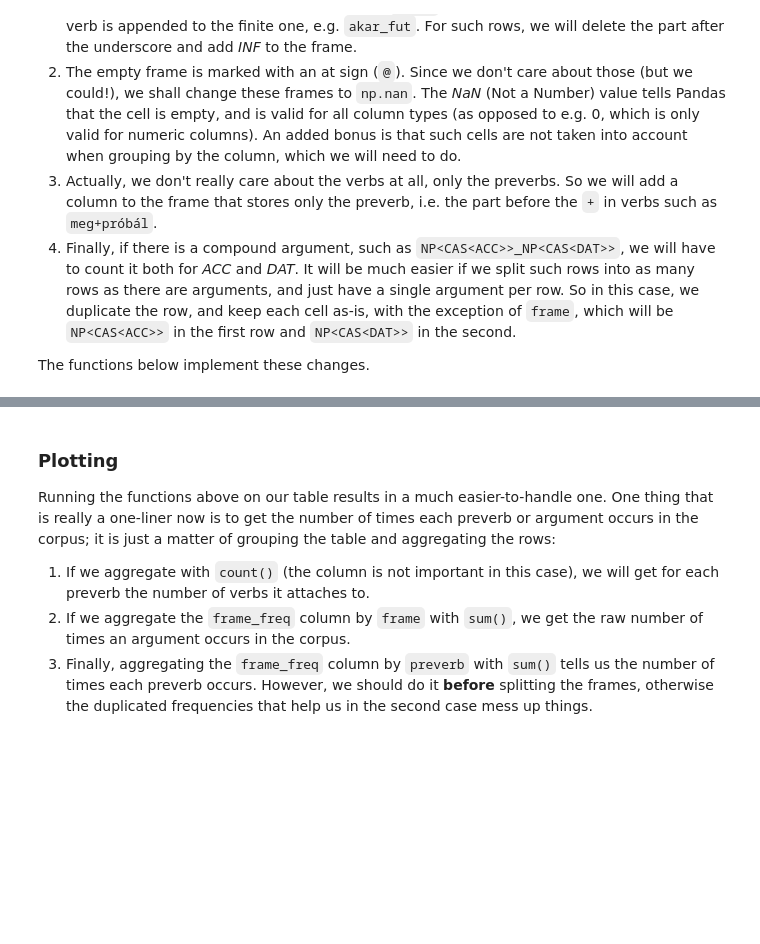
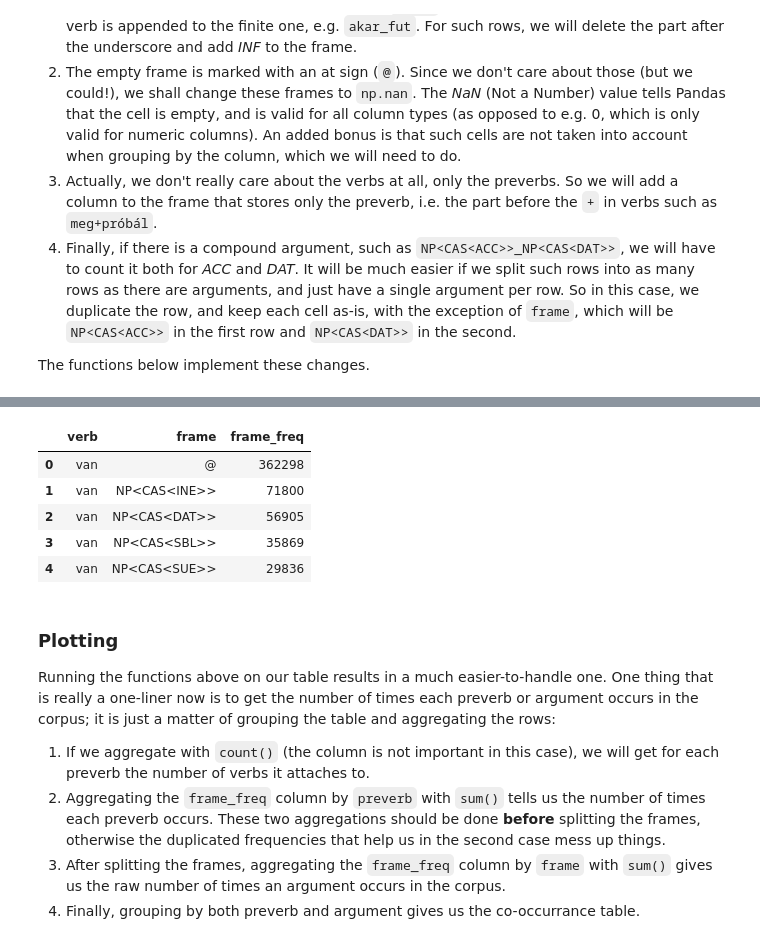
Before and after one commit to DavidNemeskey/Tade-corpus-tools, a Jupyter notebook: notebooks/significant_arguments.ipynb, the cells around one changed output, grey strips where cells are left out. Saved outputs shown, nothing was run; the diff lists cells and outputs as text; code cells hidden in the pictures; blank space fills up the shorter version.

```diff
--- a/notebooks/significant_arguments.ipynb
+++ b/notebooks/significant_arguments.ipynb
@@ -110,8 +118,20 @@ def add_preverb_column(df):
+# %%
+df.drop(['verb_freq', 'freq_ratio'], axis=1, inplace=True)
+display(df.head())
+df = add_preverb_column(normalize_frames(df)).drop('verb', axis=1)
+# %% [output]
+|  | verb | frame | frame_freq |
+| 0 | van | @ | 362298 |
+| 1 | van | NP<CAS<INE>> | 71800 |
+| 2 | van | NP<CAS<DAT>> | 56905 |
+| 3 | van | NP<CAS<SBL>> | 35869 |
+| 4 | van | NP<CAS<SUE>> | 29836 |
 # %% [markdown]
 ### Plotting
 
 Running the functions above on our table results in a much easier-to-handle one. One thing that is really a one-liner now is to get the number of times each preverb or argument occurs in the corpus; it is just a matter of grouping the table and aggregating the rows:
 
 1. If we aggregate with `count()` (the column is not important in this case), we will get for each preverb the number of verbs it attaches to.
-1. If we aggregate the `frame_freq` column by `frame` with `sum()`, we get the raw number of times an argument occurs in the corpus.
-1. Finally, aggregating the `frame_freq` column by `preverb` with `sum()` tells us the number of times each preverb occurs. However, we should do it **before** splitting the frames, otherwise the duplicated frequencies that help us in the second case mess up things.
+1. Aggregating the `frame_freq` column by `preverb` with `sum()` tells us the number of times each preverb occurs. These two aggregations should be done **before** splitting the frames, otherwise the duplicated frequencies that help us in the second case mess up things.
+1. After splitting the frames, aggregating the `frame_freq` column by `frame` with `sum()` gives us the raw number of times an argument occurs in the corpus.
+1. Finally, grouping by both preverb and argument gives us the co-occurrance table.
```
Also changed, not shown: parts of 16 cells of this notebook, 2 other files.
